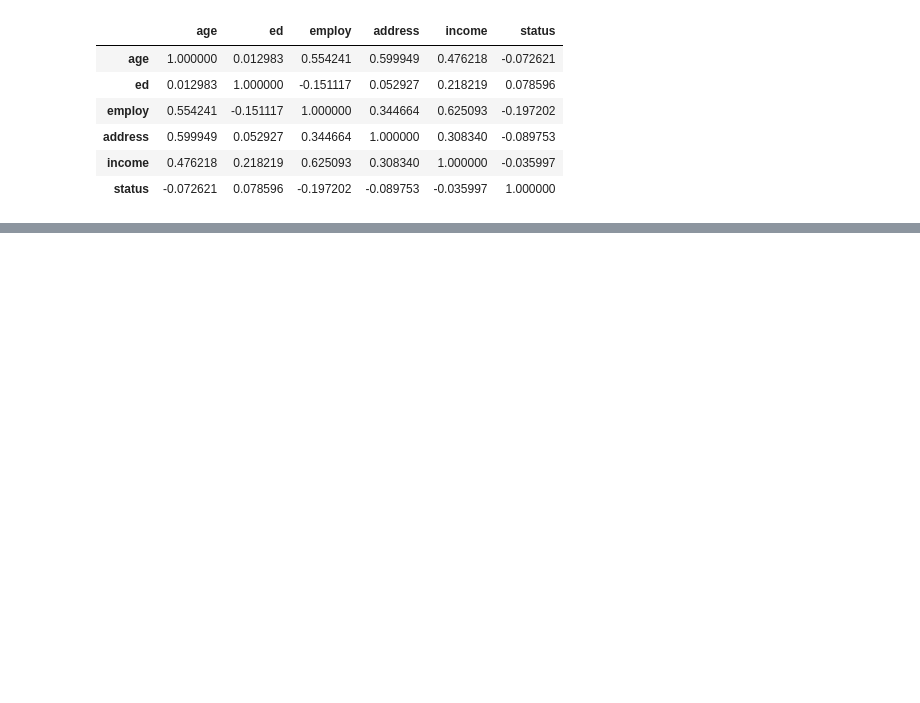
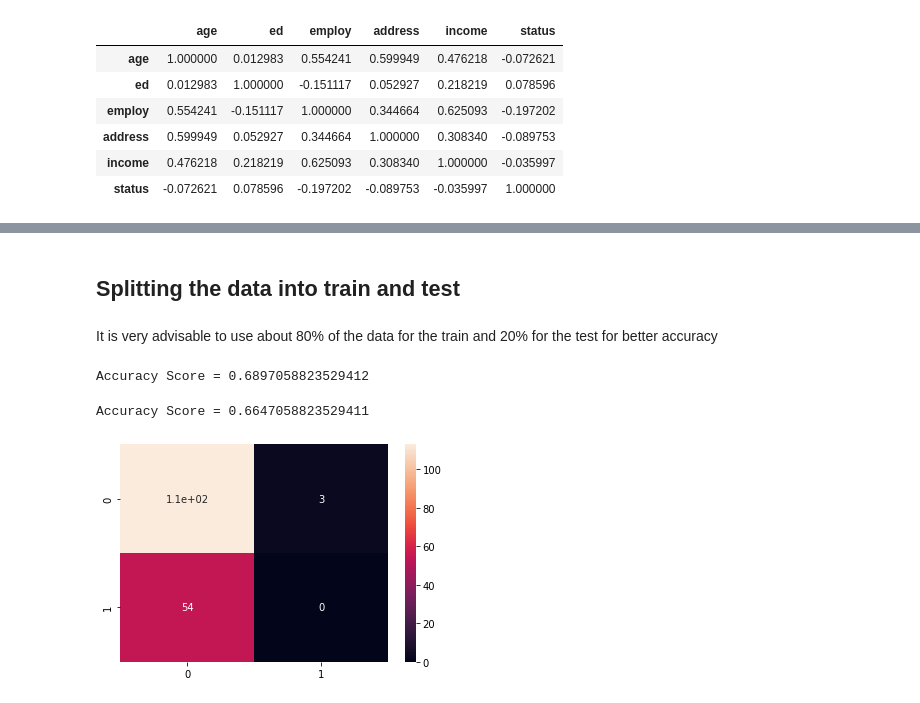
Before and after one commit to statistical-lies/Bank-Loan-Default-Prediction-using-Logistic-Regression-Model, a Jupyter notebook: bankloan.ipynb, the cells around one changed output, grey strips where cells are left out. Cells and saved outputs as stored; diff of their text form; code cells hidden in the pictures; blank space fills up the shorter version.

Commit message:
BankLoan prediction

```diff
--- a/bankloan.ipynb
+++ b/bankloan.ipynb
@@ -296,0 +308,10 @@ data.corr()
+# %%
+data1=pd.read_excel('/content/loan.xlsx')
+# %% [markdown]
+## Splitting the data into train and test
+# %% [markdown]
+It is very advisable to use about 80% of the data for the train and 20% for the test for better accuracy
+# %%
+ x= data1.drop(columns='status', axis=1)
+y = data1['status']
+X_train,X_test,y_train,y_test = train_test_split(x,y, test_size=0.2, random_state = 1)
@@ -296,0 +320,7 @@ data.corr()
+# %%
+LR = LogisticRegression(solver='liblinear').fit(X_train,y_train)
+Preds = LR.predict(X_train)
+Logistic_Regression_Accuracy = accuracy_score(Preds,y_train)
+print(f'Accuracy Score = {Logistic_Regression_Accuracy}')
+# %% [output]
+Accuracy Score = 0.6897058823529412
@@ -296,0 +329,10 @@ data.corr()
+# %%
+preds2 = LR.predict(X_test)
+LR_AC2 = accuracy_score(preds2,y_test)
+print(f'Accuracy Score = {LR_AC2}')
+# %% [output]
+Accuracy Score = 0.6647058823529411
+# %%
+sns.heatmap(confusion_matrix(y_test, preds2), annot = True,);
+# %% [output]
+[figure, added]
```
Also changed, not shown: parts of 5 cells of this notebook.
